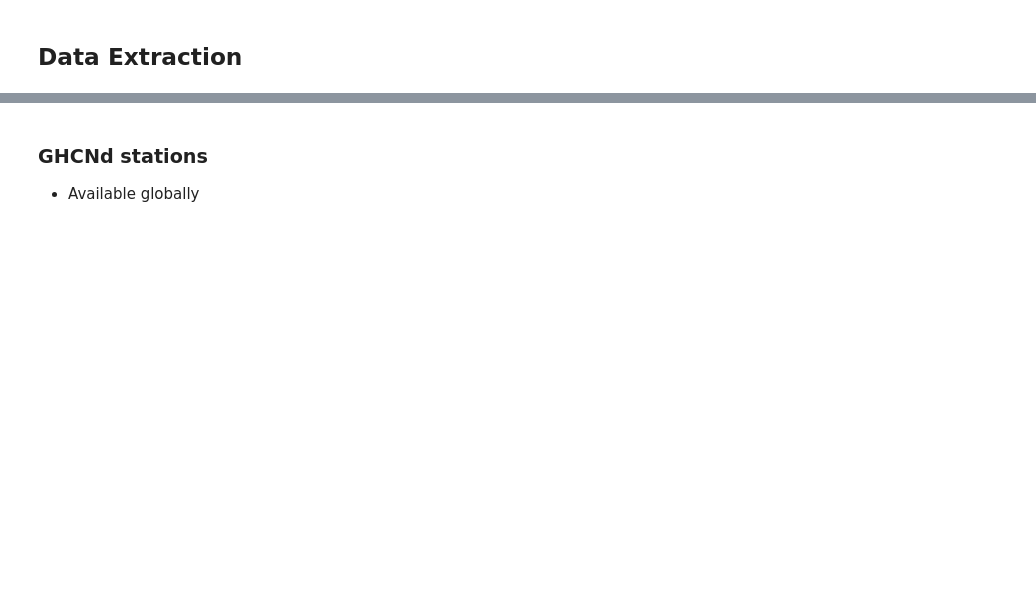
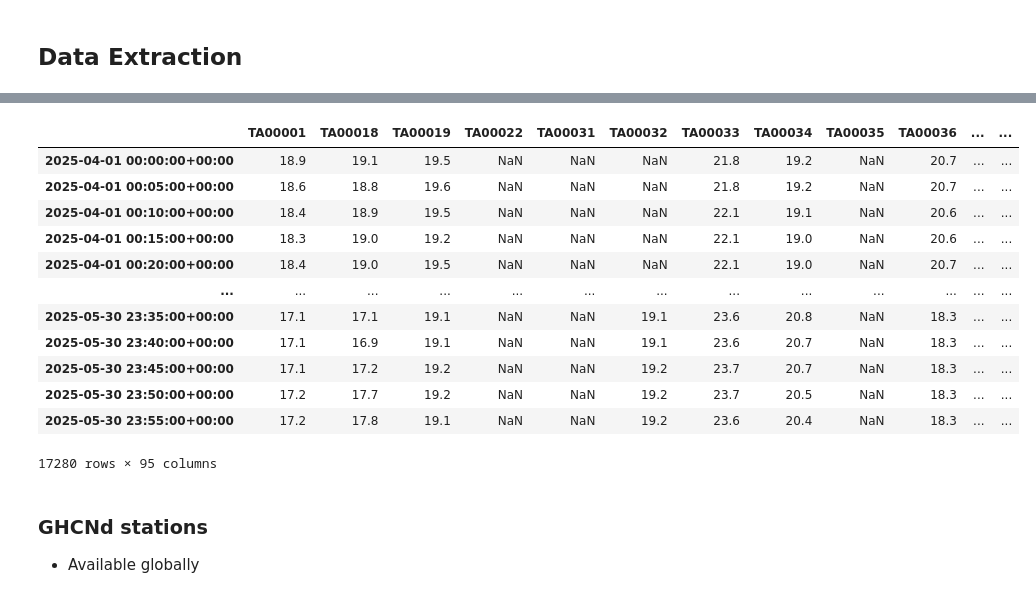
Before and after one commit to kaburia/NOAA-workshop, a Jupyter notebook: 03_Temperature_Quality_PET.ipynb, the cells around one changed output, grey strips where cells are left out. Drawn from its saved outputs; the diff is of its cells as text; code cells hidden in the pictures; blank space fills up the shorter version.

Commit message:
Data extraction and step 6

```diff
--- a/03_Temperature_Quality_PET.ipynb
+++ b/03_Temperature_Quality_PET.ipynb
@@ -268,7 +271,7 @@ import datetime
 # Create date pickers
 start_picker = widgets.DatePicker(
     description='Start Date',
-    value=datetime.date(2025, 4, 1),
+    value=datetime.date(2025, 9, 1),
     disabled=False
 )
 
@@ -532,61 +562,67 @@ def extract_era5_daily(start_date_str, end_date_str, bbox=None, polygon=None, er
 # %%
-# @title Step 3: Extract the TAHMO temperature 5 minute data for 2024 and extract the tmin, tavg and tmax
+# @title Step 3b: Extract the TAHMO temperature 5 minute data for 2024 and extract the tmin, tavg and tmax
 # Load TAHMO EAC stations previously extracted
-eac_metadata = pd.read_csv("/content/drive/MyDrive/Datasets/ground/eac_stations.csv")
+eac_metadata = pd.read_csv(f'{dir_path}/tahmo_metadata_{region_query}.csv')
 eac_metadata = eac_metadata[['code',
                              'location.latitude',
                              'location.longitude']].rename(columns={'location.latitude': 'lat',
                                                                     'location.longitude': 'lon'})
 
-# Load the config file
-with open('/content/config (1).json', 'r') as f:
-    config = json.load(f)
-
-# Set the api key and secret
-api_key = config['apiKey']
-api_secret = config['apiSecret']
-
-
 # Initialize the class
 rd = RetrieveData(apiKey=api_key,
                   apiSecret=api_secret)
 
-
+print('Extracting Temperature data ...')
 # Get the temperature data for the EAC stations in 5min intervals
 eac_temp = rd.multiple_measurements(stations_list=eac_metadata['code'].tolist(),
                                      startDate=start_date,
                                      endDate=end_date,
                                      variables=['te'],
-                                     csv_file = "/content/drive/Shareddrives/NOAA-workshop/Datasets/ground/eac_temp_march_2024",
+                                     csv_file = f'{dir_path}/tahmo_temp_{region_query}.csv',
                                      aggregate='5min'
                                      )
 
 
 # Aggregate the values to get the min, mean and max for the day
 tahmo_eac_tmin = rd.aggregate_variables(
     eac_temp,
     freq='1D',
     method='min'
 )
 tahmo_eac_tavg = rd.aggregate_variables(
     eac_temp,
     freq='1D',
     method='mean'
 )
 tahmo_eac_tmax = rd.aggregate_variables(
     eac_temp,
     freq='1D',
     method='max'
 )
 
 
-plot_temperatures(tahmo_eac_tmin, tahmo_eac_tavg, tahmo_eac_tmax)
+# plot_temperatures(tahmo_eac_tmin, tahmo_eac_tavg, tahmo_eac_tmax)
 
 
 # Save the variables
-tahmo_eac_tmin.to_csv("/content/drive/Shareddrives/NOAA-workshop/Datasets/ground/eac_tmin_march_2024.csv", index=True)
-tahmo_eac_tavg.to_csv("/content/drive/Shareddrives/NOAA-workshop/Datasets/ground/eac_tavg_march_2024.csv", index=True)
-tahmo_eac_tmax.to_csv("/content/drive/Shareddrives/NOAA-workshop/Datasets/ground/eac_tmax_march_2024.csv", index=True)
+tahmo_eac_tmin.to_csv(f'{dir_path}/tahmo_tmin_{region_query}.csv', index=True)
+tahmo_eac_tavg.to_csv(f'{dir_path}/tahmo_tmin_{region_query}.csv', index=True)
+tahmo_eac_tmax.to_csv(f'{dir_path}/tahmo_tmin_{region_query}.csv', index=True)
+eac_temp
+# %% [output]
+|  | TA00001 | TA00018 | TA00019 | TA00022 | TA00031 | TA00032 | TA00033 | TA00034 | TA00035 | TA00036 | ... | ... |
+| 2025-04-01 00:00:00+00:00 | 18.9 | 19.1 | 19.5 | NaN | NaN | NaN | 21.8 | 19.2 | NaN | 20.7 | ... | ... |
+| 2025-04-01 00:05:00+00:00 | 18.6 | 18.8 | 19.6 | NaN | NaN | NaN | 21.8 | 19.2 | NaN | 20.7 | ... | ... |
+| 2025-04-01 00:10:00+00:00 | 18.4 | 18.9 | 19.5 | NaN | NaN | NaN | 22.1 | 19.1 | NaN | 20.6 | ... | ... |
+| 2025-04-01 00:15:00+00:00 | 18.3 | 19.0 | 19.2 | NaN | NaN | NaN | 22.1 | 19.0 | NaN | 20.6 | ... | ... |
+| 2025-04-01 00:20:00+00:00 | 18.4 | 19.0 | 19.5 | NaN | NaN | NaN | 22.1 | 19.0 | NaN | 20.7 | ... | ... |
+| ... | ... | ... | ... | ... | ... | ... | ... | ... | ... | ... | ... | ... |
+| 2025-05-30 23:35:00+00:00 | 17.1 | 17.1 | 19.1 | NaN | NaN | 19.1 | 23.6 | 20.8 | NaN | 18.3 | ... | ... |
+| 2025-05-30 23:40:00+00:00 | 17.1 | 16.9 | 19.1 | NaN | NaN | 19.1 | 23.6 | 20.7 | NaN | 18.3 | ... | ... |
+| 2025-05-30 23:45:00+00:00 | 17.1 | 17.2 | 19.2 | NaN | NaN | 19.2 | 23.7 | 20.7 | NaN | 18.3 | ... | ... |
+| 2025-05-30 23:50:00+00:00 | 17.2 | 17.7 | 19.2 | NaN | NaN | 19.2 | 23.7 | 20.5 | NaN | 18.3 | ... | ... |
+| 2025-05-30 23:55:00+00:00 | 17.2 | 17.8 | 19.1 | NaN | NaN | 19.2 | 23.6 | 20.4 | NaN | 18.3 | ... | ... |
+17280 rows × 95 columns
 # %% [markdown]
 ### GHCNd stations
 - Available globally
```
Also changed, not shown: parts of 18 cells of this notebook.
